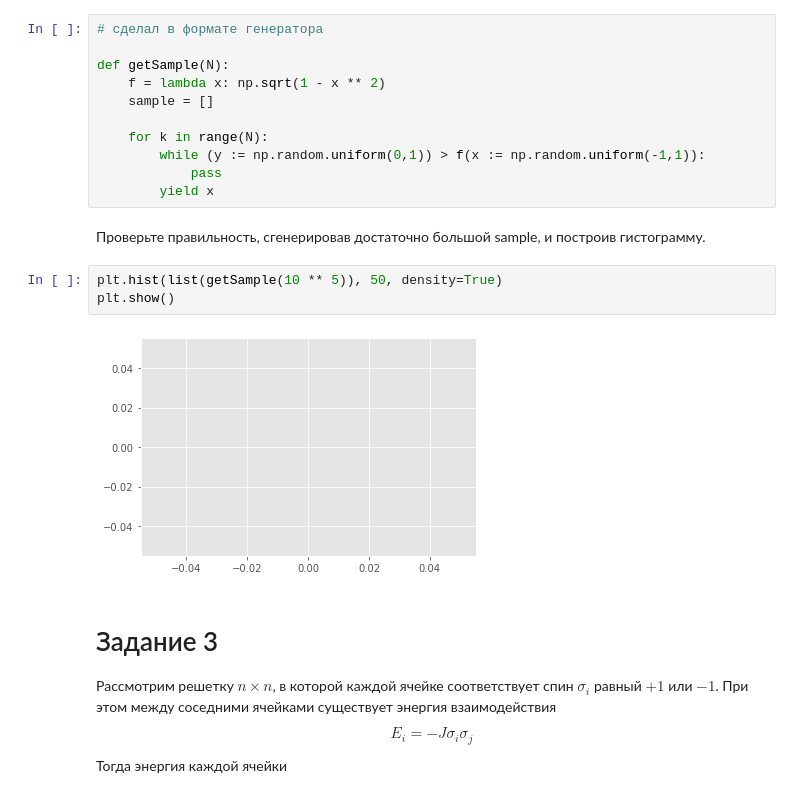
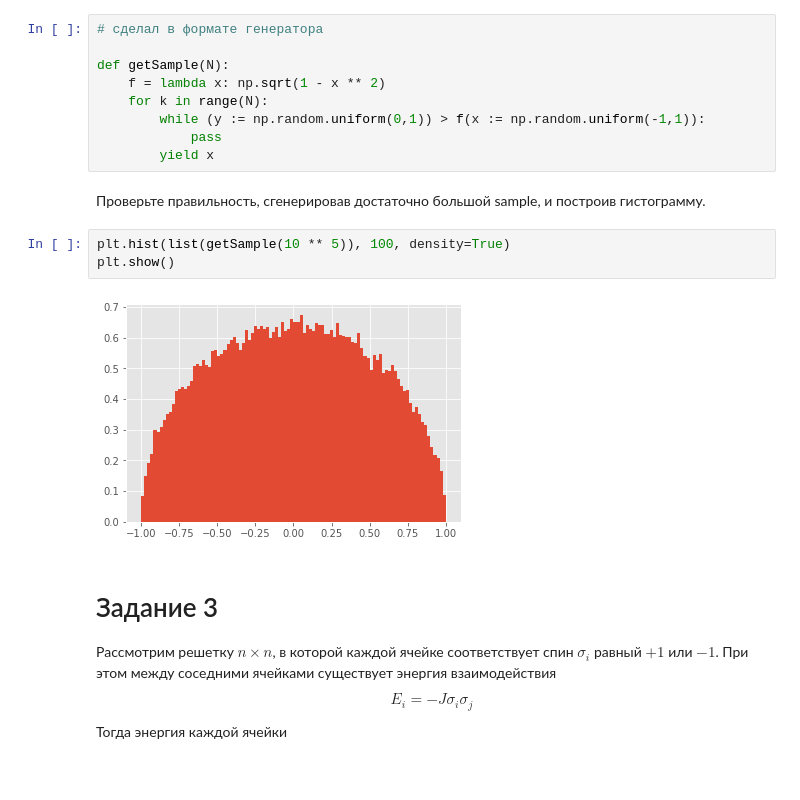
Before and after one commit to nazar-si/calc-phys, a Jupyter notebook: Monte-Carlo.ipynb, the cells around one changed output. Cells and saved outputs as stored; diff of their text form.

```diff
--- a/Monte-Carlo.ipynb
+++ b/Monte-Carlo.ipynb
@@ -204,8 +204,6 @@ D = 5, I = 6.0261947 , Real I = 6.0147540032, Error = 0.00190211
 
 def getSample(N):
     f = lambda x: np.sqrt(1 - x ** 2)
-    sample = []
-
     for k in range(N):
         while (y := np.random.uniform(0,1)) > f(x := np.random.uniform(-1,1)):
             pass
@@ -213,10 +211,10 @@ def getSample(N):
 # %% [markdown]
 Проверьте правильность, сгенерировав достаточно большой sample, и построив гистограмму.
 # %%
-plt.hist(list(getSample(10 ** 5)), 50, density=True)
+plt.hist(list(getSample(10 ** 5)), 100, density=True)
 plt.show()
 # %% [output]
-[figure, old version]
+[figure, new version]
 # %% [markdown]
 # Задание 3
 
```
Also changed, not shown: parts of 10 cells of this notebook.
